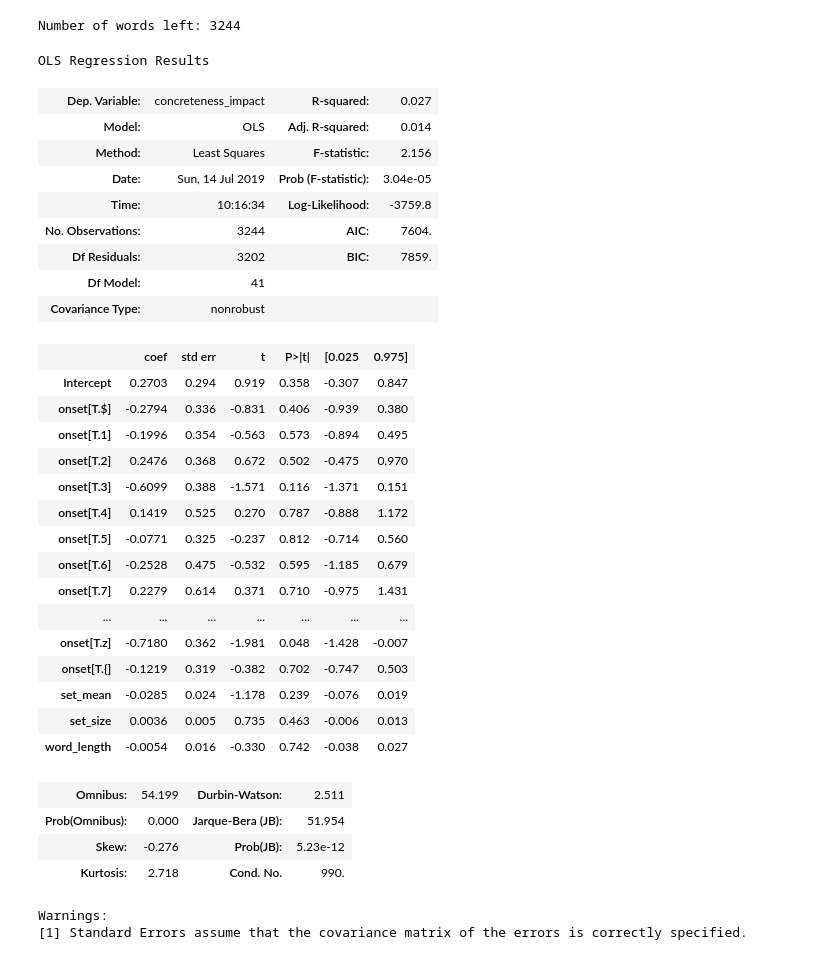
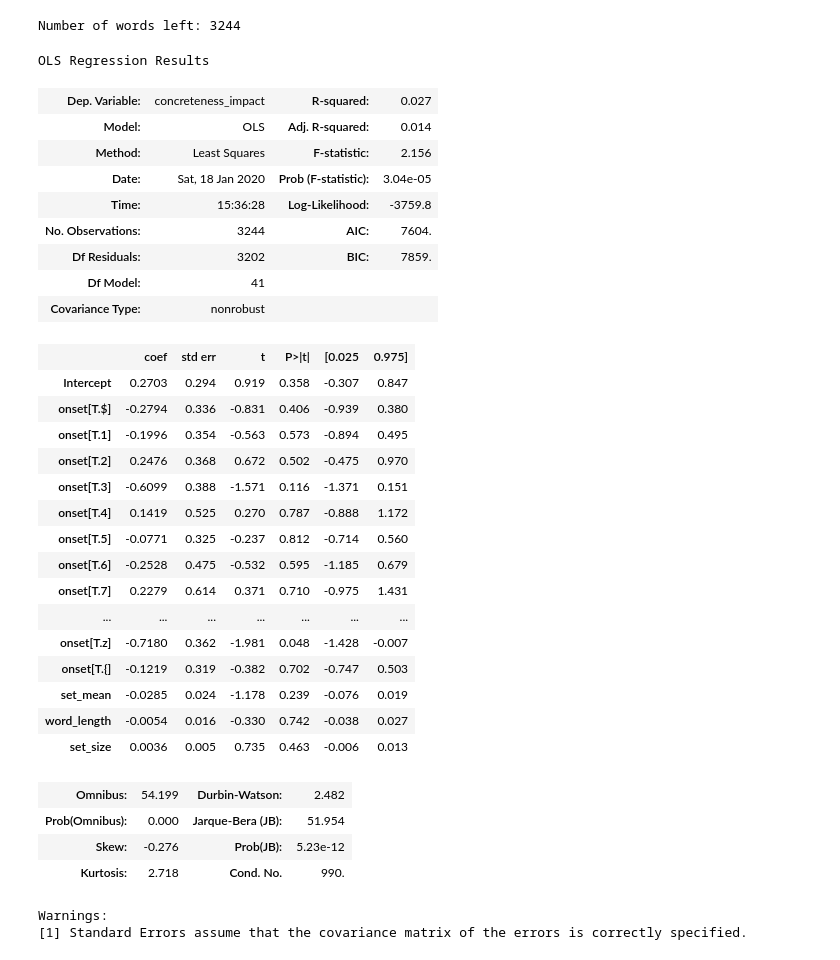
Before and after one commit to seantrott/concreteness, a Jupyter notebook: phonetic_onset_brysbaert.ipynb, the cells around one changed output. Cells and saved outputs as stored; diff of their text form; code cells hidden in the pictures.

```diff
--- a/phonetic_onset_brysbaert.ipynb
+++ b/phonetic_onset_brysbaert.ipynb
@@ -412,36 +405,36 @@ print("Number of words left: {num}".format(num=len(df_final_no_th)))
 # %% [output]
 Number of words left: 3244
 # %%
-result = sm.ols(formula="concreteness_impact ~ onset + set_mean + set_size + word_length", data=df_final_no_th).fit()
+result = sm.ols(formula="concreteness_impact ~ onset + set_mean + word_length + set_size", data=df_final_no_th).fit()
 result.summary()
 # %% [output]
 OLS Regression Results
 | Dep. Variable: | concreteness_impact | R-squared: | 0.027 |
 | Model: | OLS | Adj. R-squared: | 0.014 |
 | Method: | Least Squares | F-statistic: | 2.156 |
-| Date: | Sun, 14 Jul 2019 | Prob (F-statistic): | 3.04e-05 |
-| Time: | 10:16:34 | Log-Likelihood: | -3759.8 |
+| Date: | Sat, 18 Jan 2020 | Prob (F-statistic): | 3.04e-05 |
+| Time: | 15:36:28 | Log-Likelihood: | -3759.8 |
 | No. Observations: | 3244 | AIC: | 7604. |
 | Df Residuals: | 3202 | BIC: | 7859. |
 | Df Model: | 41 |  |  |
 | Covariance Type: | nonrobust |  |  |
 |  | coef | std err | t | P>|t| | [0.025 | 0.975] |
 | Intercept | 0.2703 | 0.294 | 0.919 | 0.358 | -0.307 | 0.847 |
 | onset[T.$] | -0.2794 | 0.336 | -0.831 | 0.406 | -0.939 | 0.380 |
 | onset[T.1] | -0.1996 | 0.354 | -0.563 | 0.573 | -0.894 | 0.495 |
 | onset[T.2] | 0.2476 | 0.368 | 0.672 | 0.502 | -0.475 | 0.970 |
 | onset[T.3] | -0.6099 | 0.388 | -1.571 | 0.116 | -1.371 | 0.151 |
 | onset[T.4] | 0.1419 | 0.525 | 0.270 | 0.787 | -0.888 | 1.172 |
 | onset[T.5] | -0.0771 | 0.325 | -0.237 | 0.812 | -0.714 | 0.560 |
 | onset[T.6] | -0.2528 | 0.475 | -0.532 | 0.595 | -1.185 | 0.679 |
 | onset[T.7] | 0.2279 | 0.614 | 0.371 | 0.710 | -0.975 | 1.431 |
 | ... | ... | ... | ... | ... | ... | ... |
 | onset[T.z] | -0.7180 | 0.362 | -1.981 | 0.048 | -1.428 | -0.007 |
 | onset[T.{] | -0.1219 | 0.319 | -0.382 | 0.702 | -0.747 | 0.503 |
 | set_mean | -0.0285 | 0.024 | -1.178 | 0.239 | -0.076 | 0.019 |
+| word_length | -0.0054 | 0.016 | -0.330 | 0.742 | -0.038 | 0.027 |
 | set_size | 0.0036 | 0.005 | 0.735 | 0.463 | -0.006 | 0.013 |
-| word_length | -0.0054 | 0.016 | -0.330 | 0.742 | -0.038 | 0.027 |
-| Omnibus: | 54.199 | Durbin-Watson: | 2.511 |
+| Omnibus: | 54.199 | Durbin-Watson: | 2.482 |
 | Prob(Omnibus): | 0.000 | Jarque-Bera (JB): | 51.954 |
 | Skew: | -0.276 | Prob(JB): | 5.23e-12 |
 | Kurtosis: | 2.718 | Cond. No. | 990. |
```
Also changed, not shown: parts of 36 cells of this notebook, 5 other files.
